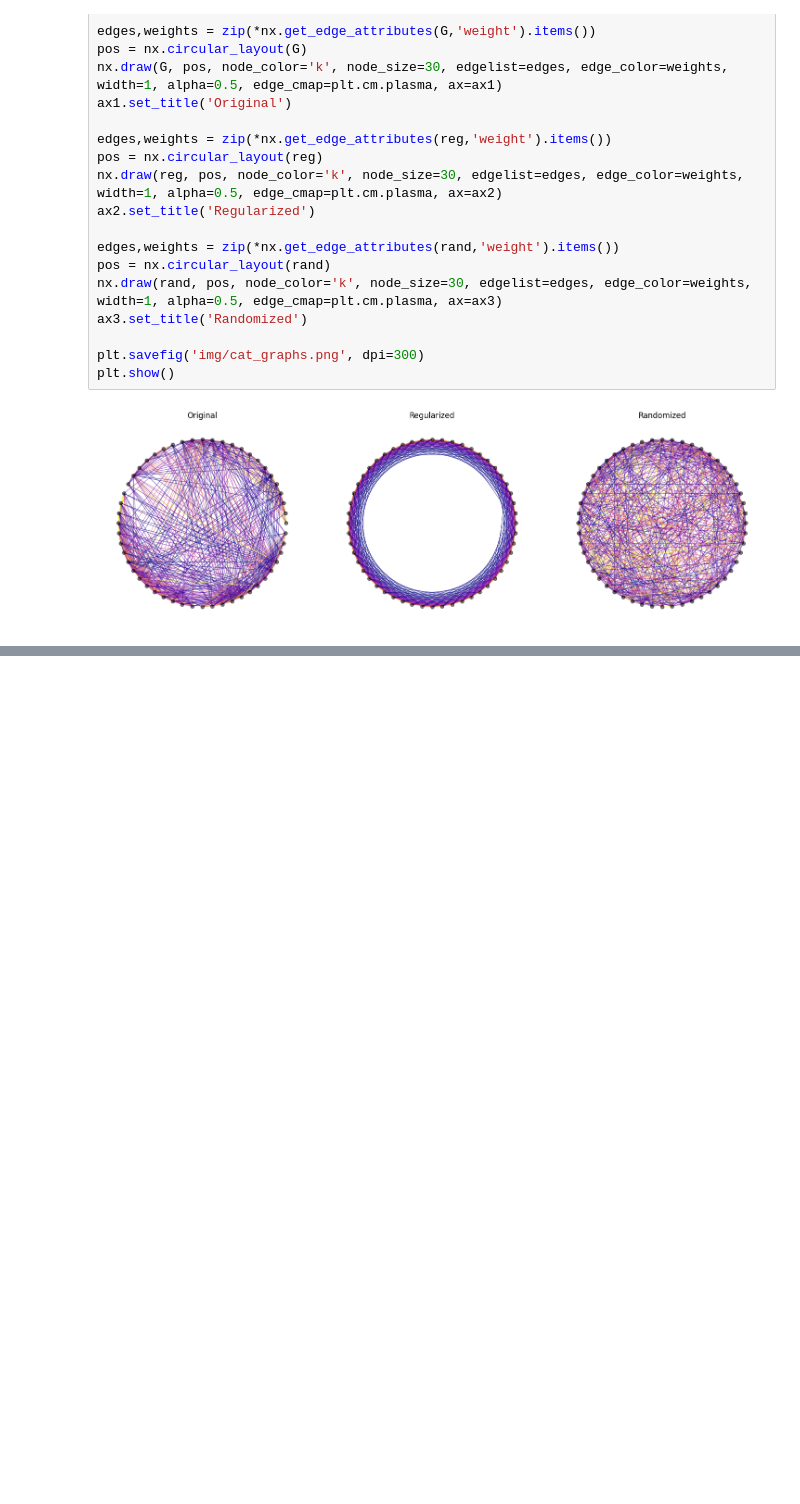
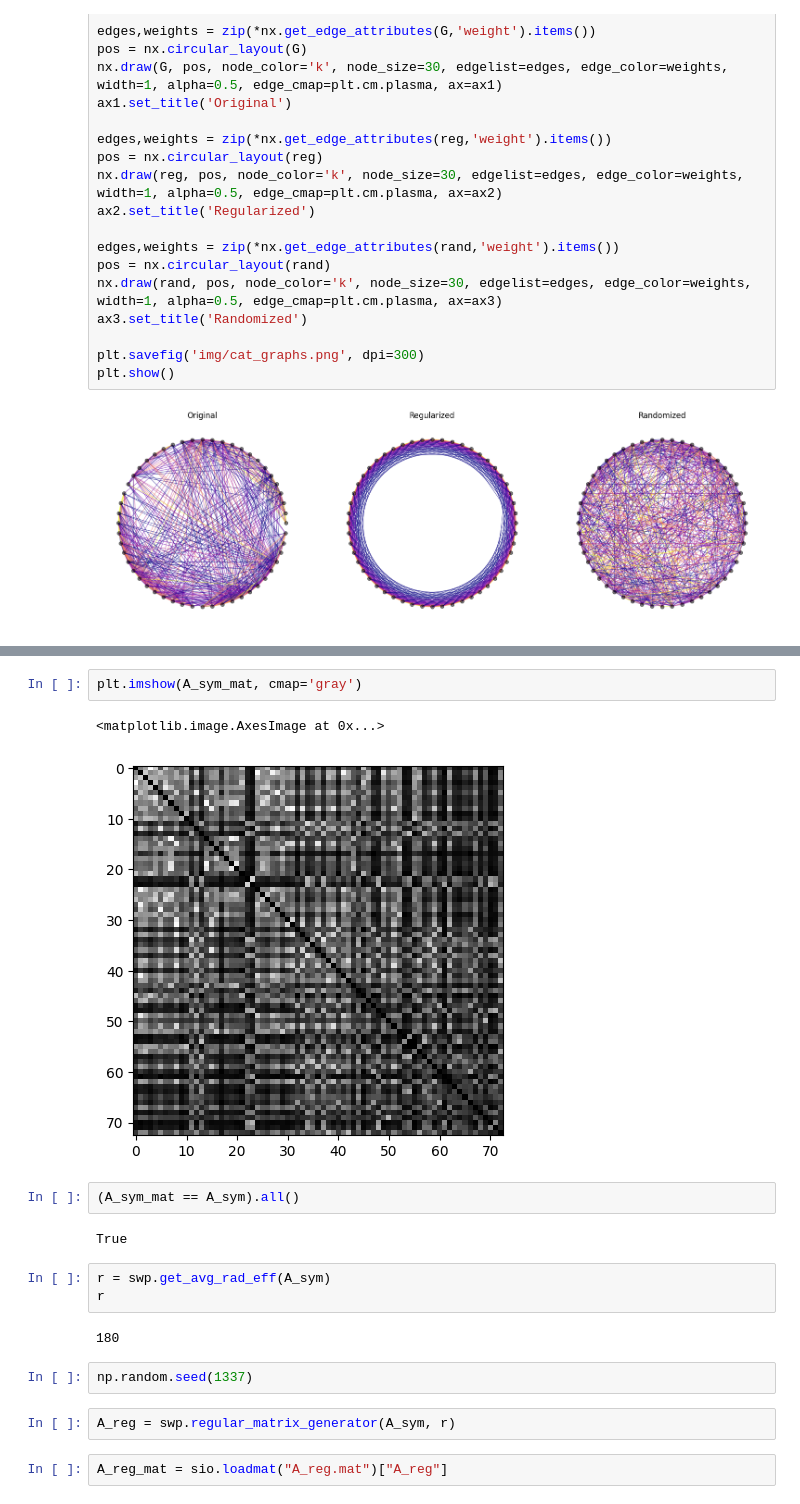
Before and after one commit to rkdan/small_world_propensity, a Jupyter notebook: testing.ipynb, the cells around one changed output, grey strips where cells are left out. Drawn from its saved outputs; the diff is of its cells as text; blank space fills up the shorter version.

```diff
--- a/testing.ipynb
+++ b/testing.ipynb
@@ -57,0 +146,20 @@ plt.show()
+# %%
+plt.imshow(A_sym_mat, cmap='gray')
+# %% [output]
+<matplotlib.image.AxesImage at 0x...>
+[figure, added]
+# %%
+(A_sym_mat == A_sym).all()
+# %% [output]
+True
+# %%
+r = swp.get_avg_rad_eff(A_sym)
+r
+# %% [output]
+180
+# %%
+np.random.seed(1337)
+# %%
+A_reg = swp.regular_matrix_generator(A_sym, r)
+# %%
+A_reg_mat = sio.loadmat("A_reg.mat")["A_reg"]
```
Also changed, not shown: parts of 43 cells of this notebook, 8 other files.
